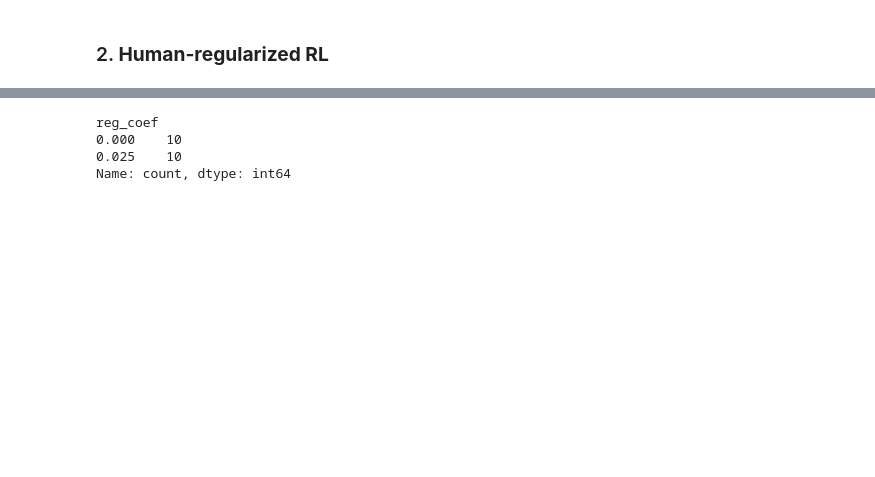
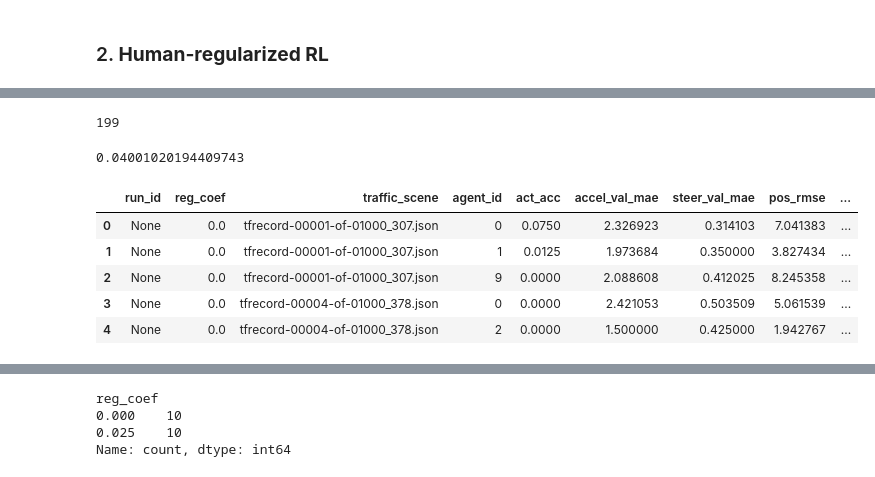
Before and after one commit to facebookresearch/nocturne, a Jupyter notebook: evaluation/policy_performance_analysis.ipynb, the cells around one changed output, grey strips where cells are left out. Drawn from its saved outputs; the diff is of its cells as text; code cells hidden in the pictures; blank space fills up the shorter version.

```diff
--- a/evaluation/policy_performance_analysis.ipynb
+++ b/evaluation/policy_performance_analysis.ipynb
@@ -233,0 +353,17 @@ df_hr_rl_agg
+# %%
+len(df_hr_rl['traffic_scene'].unique())
+# %% [output]
+199
+# %%
+df_hr_rl[df_hr_rl['Type'] == 'train'].groupby('traffic_scene')['goal_rate'].mean()) / 199
+# %% [output]
+0.04001020194409743
+# %%
+df_hr_rl.head()
+# %% [output]
+|  | run_id | reg_coef | traffic_scene | agent_id | act_acc | accel_val_mae | steer_val_mae | pos_rmse | ... |
+| 0 | None | 0.0 | tfrecord-00001-of-01000_307.json | 0 | 0.0750 | 2.326923 | 0.314103 | 7.041383 | ... |
+| 1 | None | 0.0 | tfrecord-00001-of-01000_307.json | 1 | 0.0125 | 1.973684 | 0.350000 | 3.827434 | ... |
+| 2 | None | 0.0 | tfrecord-00001-of-01000_307.json | 9 | 0.0000 | 2.088608 | 0.412025 | 8.245358 | ... |
+| 3 | None | 0.0 | tfrecord-00004-of-01000_378.json | 0 | 0.0000 | 2.421053 | 0.503509 | 5.061539 | ... |
+| 4 | None | 0.0 | tfrecord-00004-of-01000_378.json | 2 | 0.0000 | 1.500000 | 0.425000 | 1.942767 | ... |
```
Also changed, not shown: parts of 38 cells of this notebook, 13 other files.
